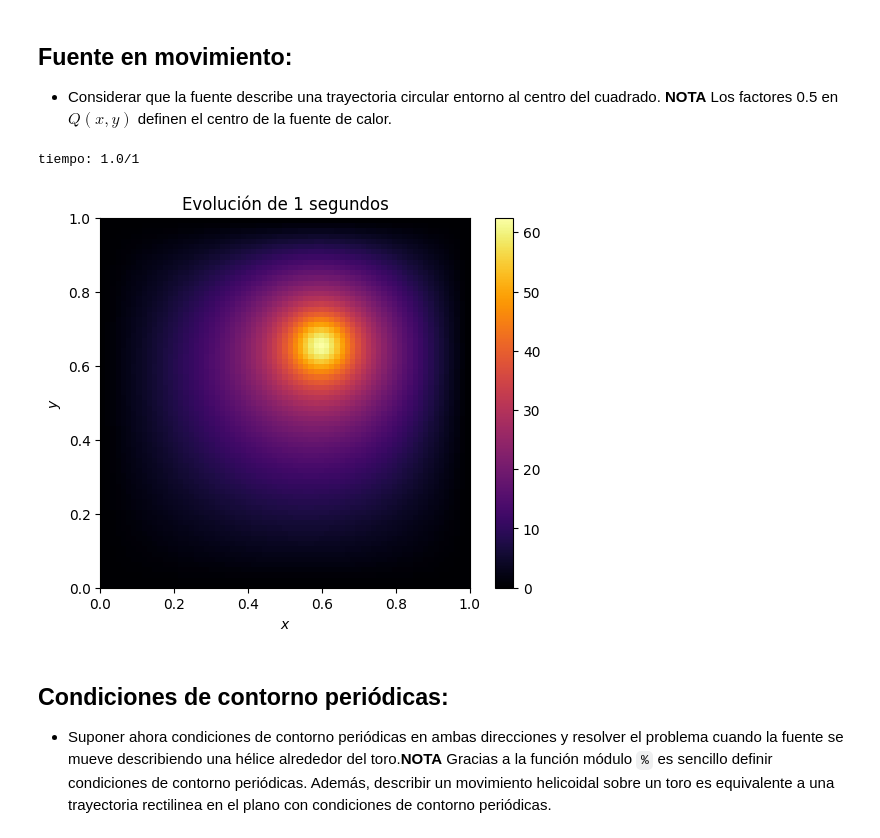
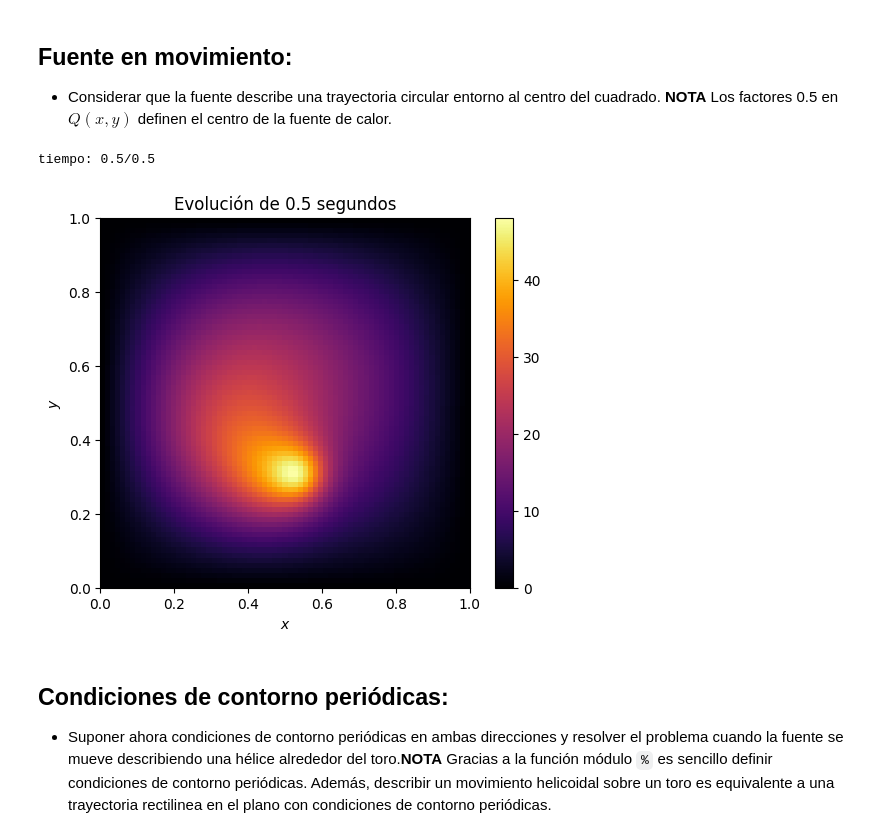
Before and after one commit to guillediaaazz/fiscomp-practices, a Jupyter notebook: P3/calor_plano-enunciado.ipynb, the cells around one changed output. Drawn from its saved outputs; the diff is of its cells as text; code cells hidden in the pictures.

Commit message:
Cálculo en los extremos

```diff
--- a/P3/calor_plano-enunciado.ipynb
+++ b/P3/calor_plano-enunciado.ipynb
@@ -108,11 +108,11 @@ gridResolution = int(boxSize / gridSize)    # calculamos la cantidad de puntos q
 gridSize = boxSize / gridResolution         # volvemos a calcular el tamaño de la rejilla para que se ajuste correctamente a la resolución
 
 # Inicializamos la rejilla de valores de temperatura
-temperatureGrid = zeros([gridResolution+1, gridResolution+1], float)
+temperatureGrid = zeros([gridResolution+3, gridResolution+3], float)    # usamos +3 para poder tener temperaturas no nulas en los extremos
 
 # Fuente de calor
-x = linspace(0, boxSize, gridResolution)
-y = linspace(0, boxSize, gridResolution)
+x = linspace(-gridSize, boxSize+gridSize, gridResolution+3)             # extendemos los linspace por la misma razón
+y = linspace(-gridSize, boxSize+gridSize, gridResolution+3)             #
 x, y = meshgrid(x, y)
 
 heat = heatSource(x, y)
@@ -128,16 +128,19 @@ show()
 timeMax = 0.5
 time = 0
 while time < timeMax:
-    term1 = temperatureGrid[2:gridResolution+1, 1:gridResolution] - 2*temperatureGrid[1:gridResolution, 1:gridResolution] + temperatureGrid[0:gridResolution-1, 1:gridResolution]
-    term2 = temperatureGrid[1:gridResolution, 2:gridResolution+1] - 2*temperatureGrid[1:gridResolution, 1:gridResolution] + temperatureGrid[1:gridResolution, 0:gridResolution-1]
+    # Evolución central y de los extremos
+    term1 = temperatureGrid[2:gridResolution+3, 1:gridResolution+2] - 2*temperatureGrid[1:gridResolution+2, 1:gridResolution+2] + temperatureGrid[0:gridResolution+1, 1:gridResolution+2]
+    term2 = temperatureGrid[1:gridResolution+2, 2:gridResolution+3] - 2*temperatureGrid[1:gridResolution+2, 1:gridResolution+2] + temperatureGrid[1:gridResolution+2, 0:gridResolution+1]
     evolutionTerm = timeStep * diffusivity * (term1 + term2) / gridSize**2
-    heatTerm = timeStep * heat[1:gridResolution, 1:gridResolution]
-    temperatureGrid[1:gridResolution, 1:gridResolution] = temperatureGrid[1:gridResolution, 1:gridResolution] + heatTerm + evolutionTerm
+    heatTerm = timeStep * heat[1:gridResolution+2, 1:gridResolution+2]
+    temperatureGrid[1:gridResolution+2, 1:gridResolution+2] = temperatureGrid[1:gridResolution+2, 1:gridResolution+2] + heatTerm + evolutionTerm
+
     time += timeStep
     print(f"tiempo: {round(time,4)}/{timeMax} {' '*20}", end='\r')
 
 # Representación
-imshow(temperatureGrid, extent=[0,boxSize, 0,boxSize], cmap='inferno', origin='lower')
+imshow(temperatureGrid[1:-1,1:-1], extent=[0,boxSize, 0,boxSize], cmap='inferno', origin='lower')
+# imshow(temperatureGrid[-11:-1,-11:-1], extent=[0,boxSize, 0,boxSize], cmap='inferno', origin='lower')
 colorbar()
 xlabel('$x$')
 ylabel('$y$')
@@ -165,51 +168,52 @@ gridResolution = int(boxSize / gridSize)    # calculamos la cantidad de puntos q
 gridSize = boxSize / gridResolution         # volvemos a calcular el tamaño de la rejilla para que se ajuste correctamente a la resolución
 
 # Inicializamos la rejilla de valores de temperatura
-temperatureGrid = zeros([gridResolution+1, gridResolution+1], float)
+temperatureGrid = zeros([gridResolution+3, gridResolution+3], float)
 
 # Fuente de calor
-x = linspace(0, boxSize, gridResolution)
-y = linspace(0, boxSize, gridResolution)
+x = linspace(0, boxSize, gridResolution+3)
+y = linspace(0, boxSize, gridResolution+3)
 x, y = meshgrid(x, y)
-angularVelocity = 1
+angularVelocity = 500
 radius = 0.2
 
 def xCos(time: float, radius: float, angularVelocity: float):
     x0 = radius * cos(angularVelocity * time) + 0.5
     return x0
 
 def ySin(time: float, radius: float, angularVelocity: float):
     y0 = radius * sin(angularVelocity * time) + 0.5
     return y0
 
 # Loop principal
-timeMax = 1
+timeMax = 0.5
 time = 0
 while time < timeMax:
     # Cálculo de la fuente de calor para el instante
     x0 = xCos(time, radius, angularVelocity)
     y0 = ySin(time, radius, angularVelocity)
     heat = heatSource(x, y, x0, y0)
 
     # Evolución del calor
-    term1 = temperatureGrid[2:gridResolution+1, 1:gridResolution] - 2*temperatureGrid[1:gridResolution, 1:gridResolution] + temperatureGrid[0:gridResolution-1, 1:gridResolution]
-    term2 = temperatureGrid[1:gridResolution, 2:gridResolution+1] - 2*temperatureGrid[1:gridResolution, 1:gridResolution] + temperatureGrid[1:gridResolution, 0:gridResolution-1]
+    term1 = temperatureGrid[2:gridResolution+3, 1:gridResolution+2] - 2*temperatureGrid[1:gridResolution+2, 1:gridResolution+2] + temperatureGrid[0:gridResolution+1, 1:gridResolution+2]
+    term2 = temperatureGrid[1:gridResolution+2, 2:gridResolution+3] - 2*temperatureGrid[1:gridResolution+2, 1:gridResolution+2] + temperatureGrid[1:gridResolution+2, 0:gridResolution+1]
     evolutionTerm = timeStep * diffusivity * (term1 + term2) / gridSize**2
-    heatTerm = timeStep * heat[1:gridResolution, 1:gridResolution]
-    temperatureGrid[1:gridResolution, 1:gridResolution] = temperatureGrid[1:gridResolution, 1:gridResolution] + heatTerm + evolutionTerm
+    heatTerm = timeStep * heat[1:gridResolution+2, 1:gridResolution+2]
+    temperatureGrid[1:gridResolution+2, 1:gridResolution+2] = temperatureGrid[1:gridResolution+2, 1:gridResolution+2] + heatTerm + evolutionTerm
+
     time += timeStep
     print(f"tiempo: {round(time,4)}/{timeMax} {' '*20}", end='\r')
 
 # Representación
 imshow(temperatureGrid, extent=[0,boxSize, 0,boxSize], cmap='inferno', origin='lower')
 colorbar()
 xlabel('$x$')
 ylabel('$y$')
 title(f'Evolución de {timeMax} segundos')
 show()
 # %% [output]
-tiempo: 1.0/1
+tiempo: 0.5/0.5
-[figure, old version]
+[figure, new version]
 # %% [markdown]
 ## Condiciones de contorno periódicas:
 
```
Also changed, not shown: parts of 1 cell of this notebook.
